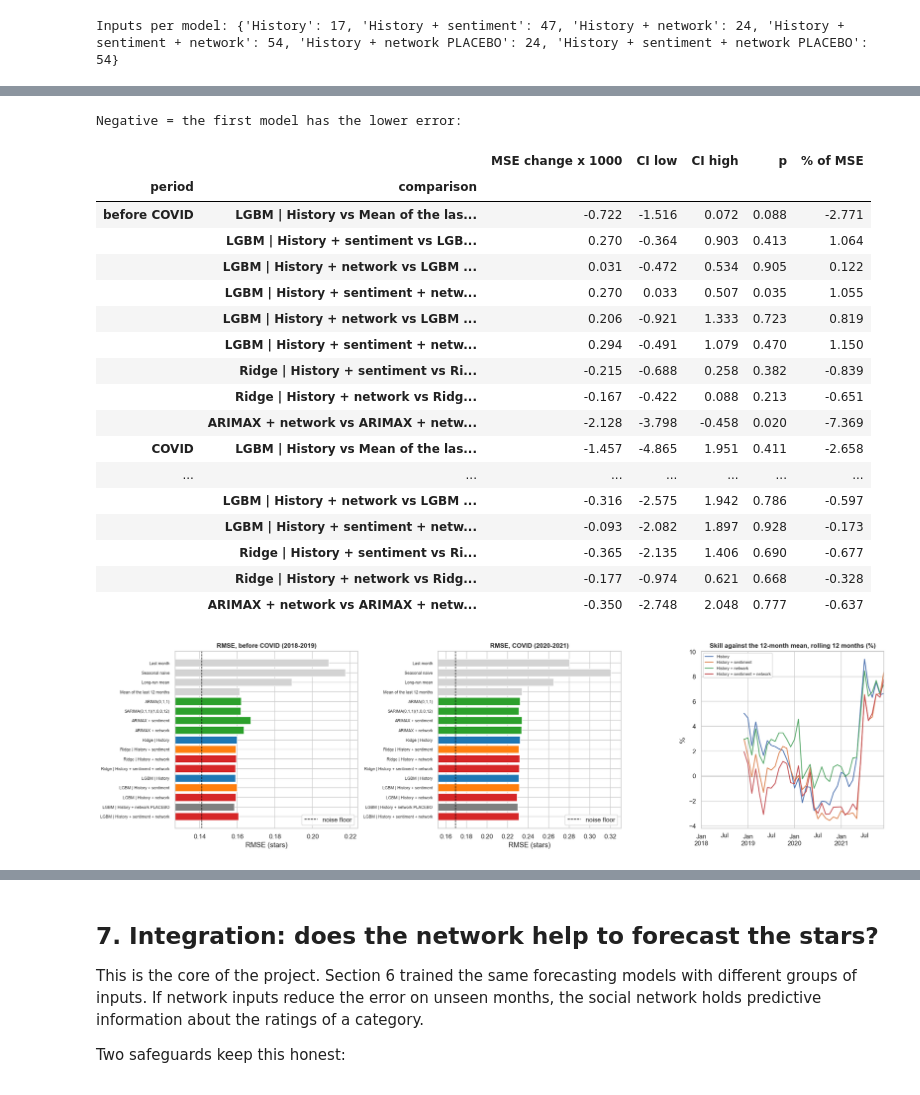
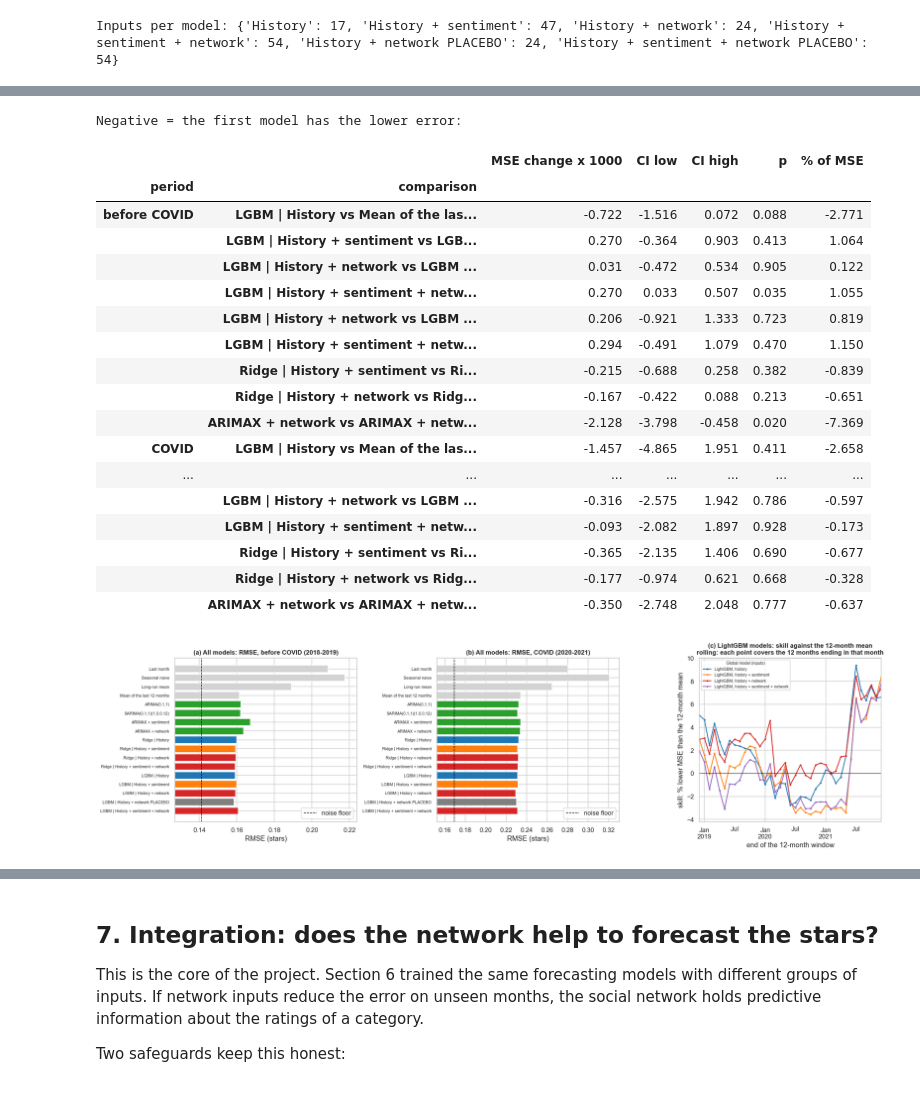
Before and after one commit to gksoztrk/ADC, a Jupyter notebook: ACD_final_project_category.ipynb, the cells around one changed output, grey strips where cells are left out. Saved outputs shown, nothing was run; the diff lists cells and outputs as text; code cells hidden in the pictures.

```diff
--- a/ACD_final_project_category.ipynb
+++ b/ACD_final_project_category.ipynb
@@ -390,7 +389,8 @@ for name, (vec, a, b) in VARIANTS.items():
     rows.append({"variant": name, **text_metrics(y_te, p @ STAR_CLASSES), "vocabulary": Xa.shape[1], "seconds": time.time() - t0})
 RESULTS["text_preprocessing"] = pd.DataFrame(rows).set_index("variant")
 display(RESULTS["text_preprocessing"].round(3))
-del VARIANTS, norm_tr, norm_te; gc.collect()
+del VARIANTS, norm_tr, norm_te
+_ = gc.collect()
 # %% [output]
 |  | macro_F1_3class | accuracy_3class | MAE_stars | Spearman | vocabulary | seconds |
 | variant |  |  |  |  |  |  |
@@ -1870,17 +1803,16 @@ print(f"Chosen on 2014-2017: LightGBM {LGB_PARAMS} (validation RMSE {np.sqrt(bes
       f"12-month mean on validation: RMSE {np.sqrt(mse(v_['y'], v_['base'])):.4f}")
 
 
-def compute_wf(h):
-    Dc = C1 if h == 1 else prepare_cat(h)
-    out = Dc[["ci", "target_t", "y", "n", "base"]].copy()
+def compute_wf():
+    out = C1[["ci", "target_t", "y", "n", "base"]].copy()
     for name, cols in FEATURE_SETS.items():
-        out[f"LGBM | {name}"] = walk_forward(Dc, cols, "lgb", LGB_PARAMS, TEST_M, h)
+        out[f"LGBM | {name}"] = walk_forward(C1, cols, "lgb", LGB_PARAMS, TEST_M)
     for name in ("History", "History + sentiment", "History + network", "History + sentiment + network"):
-        out[f"Ridge | {name}"] = walk_forward(Dc, FEATURE_SETS[name], "ridge", RIDGE_ALPHA, TEST_M, h)
+        out[f"Ridge | {name}"] = walk_forward(C1, FEATURE_SETS[name], "ridge", RIDGE_ALPHA, TEST_M)
     return out[out["target_t"].isin(TEST_M)].reset_index(drop=True)
 
 
-WF1 = cached("cat_walk_forward_all_h1", lambda: compute_wf(1))
+WF1 = cached("cat_walk_forward_all_h1", compute_wf)
 assert (WF1[["ci", "target_t"]].values == TEST_C1[["ci", "target_t"]].values).all()
 preds = {**baselines(TEST_C1), **{k: v for k, v in A1.items() if "PLACEBO" not in k}, **{c: WF1[c].values for c in WF1.columns if "|" in c}}
 RESULTS["cat_h1"] = score_table(preds, TEST_C1)
@@ -1938,42 +1870,47 @@ def colour(n):
 
 
 fig, ax = plt.subplots(1, 3, figsize=(19, 5.2))
-for a_, per in zip(ax[:2], t["period"].unique()):
+for k_, (a_, per) in enumerate(zip(ax[:2], t["period"].unique())):
     x = t[t["period"] == per].set_index("model").reindex(order)
     a_.barh(x.index[::-1], x["RMSE"][::-1], color=[colour(n) for n in x.index[::-1]])
     a_.axvline(x["noise floor RMSE"].iloc[0], color="black", ls="--", lw=1, label="noise floor")
     a_.set_xlim(x["noise floor RMSE"].iloc[0] * .9, x["RMSE"].max() * 1.03); a_.legend()
-    a_.set(title=f"RMSE, {per}", xlabel="RMSE (stars)"); a_.tick_params(axis="y", labelsize=7)
+    a_.set(title=f"({'ab'[k_]}) All models: RMSE, {per}", xlabel="RMSE (stars)"); a_.tick_params(axis="y", labelsize=7)
 mm = pd.DataFrame({"t": TEST_C1["target_t"].values, "y": TEST_C1["y"].values, "base": TEST_C1["base"].values,
                    **{n: preds[f"LGBM | {n}"] for n in ("History", "History + sentiment", "History + network", "History + sentiment + network")}})
 by = mm.groupby("t")
 sk = pd.DataFrame({n: 100 * (1 - by.apply(lambda g: mse(g["y"], g[n])).rolling(12).sum() / by.apply(lambda g: mse(g["y"], g["base"])).rolling(12).sum())
                    for n in ("History", "History + sentiment", "History + network", "History + sentiment + network")})
+sk = sk.dropna()                                          # each point needs 12 test months, so the first point is December 2018
 sk.index = PM[sk.index].to_timestamp()
-sk.plot(ax=ax[2]); ax[2].axhline(0, color="black", lw=.7); ax[2].legend(fontsize=7)
-ax[2].set(title="Skill against the 12-month mean, rolling 12 months (%)", xlabel="", ylabel="%")
+sk.columns = [f"LightGBM, {n.lower()}" for n in sk.columns]
+sk.plot(ax=ax[2], marker="o", ms=2, color=["tab:blue", "tab:orange", "tab:red", "tab:purple"])   # same colours as the bars in (a) and (b)
+ax[2].axhline(0, color="black", lw=.7)
+ax[2].legend(title="Global model (inputs)", fontsize=7, title_fontsize=7)
+ax[2].set(title="(c) LightGBM models: skill against the 12-month mean\nrolling: each point covers the 12 months ending in that month",
+          xlabel="end of the 12-month window", ylabel="skill: % lower MSE than the 12-month mean")
 savefig("category_results")
 # %% [output]
 Negative = the first model has the lower error:
 |  |  | MSE change x 1000 | CI low | CI high | p | % of MSE |
 | period | comparison |  |  |  |  |  |
 | before COVID | LGBM | History vs Mean of the las... | -0.722 | -1.516 | 0.072 | 0.088 | -2.771 |
 |  | LGBM | History + sentiment vs LGB... | 0.270 | -0.364 | 0.903 | 0.413 | 1.064 |
 |  | LGBM | History + network vs LGBM ... | 0.031 | -0.472 | 0.534 | 0.905 | 0.122 |
 |  | LGBM | History + sentiment + netw... | 0.270 | 0.033 | 0.507 | 0.035 | 1.055 |
 |  | LGBM | History + network vs LGBM ... | 0.206 | -0.921 | 1.333 | 0.723 | 0.819 |
 |  | LGBM | History + sentiment + netw... | 0.294 | -0.491 | 1.079 | 0.470 | 1.150 |
 |  | Ridge | History + sentiment vs Ri... | -0.215 | -0.688 | 0.258 | 0.382 | -0.839 |
 |  | Ridge | History + network vs Ridg... | -0.167 | -0.422 | 0.088 | 0.213 | -0.651 |
 |  | ARIMAX + network vs ARIMAX + netw... | -2.128 | -3.798 | -0.458 | 0.020 | -7.369 |
 | COVID | LGBM | History vs Mean of the las... | -1.457 | -4.865 | 1.951 | 0.411 | -2.658 |
 | ... | ... | ... | ... | ... | ... | ... |
 |  | LGBM | History + network vs LGBM ... | -0.316 | -2.575 | 1.942 | 0.786 | -0.597 |
 |  | LGBM | History + sentiment + netw... | -0.093 | -2.082 | 1.897 | 0.928 | -0.173 |
 |  | Ridge | History + sentiment vs Ri... | -0.365 | -2.135 | 1.406 | 0.690 | -0.677 |
 |  | Ridge | History + network vs Ridg... | -0.177 | -0.974 | 0.621 | 0.668 | -0.328 |
 |  | ARIMAX + network vs ARIMAX + netw... | -0.350 | -2.748 | 2.048 | 0.777 | -0.637 |
-[figure, old version]
+[figure, new version]
 # %% [markdown]
 **Reading the results.**
 
```
Also changed, not shown: parts of 33 cells of this notebook, 1 other file.
